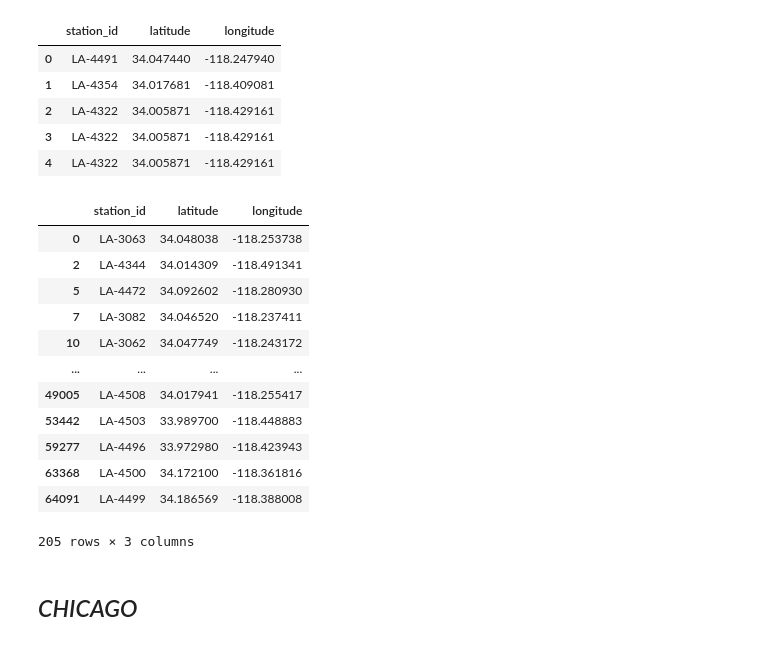
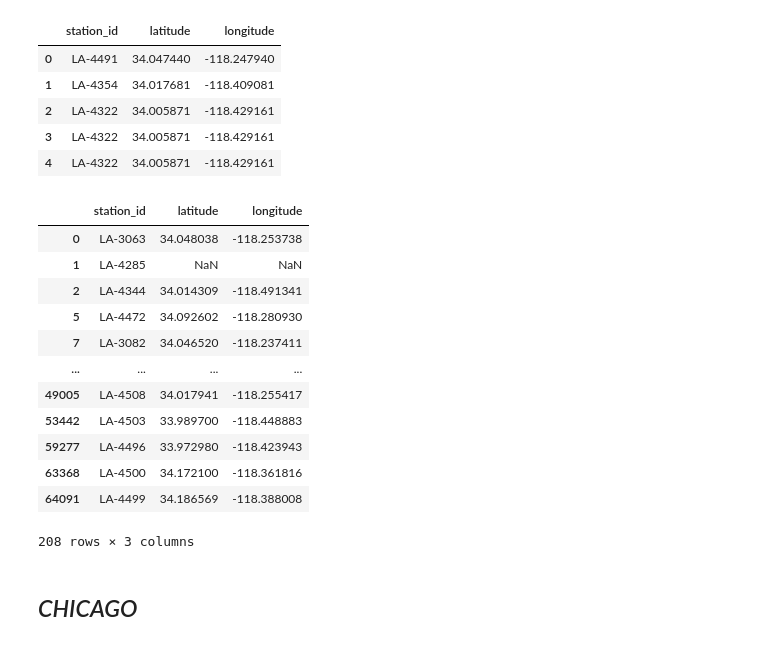
Before and after one commit to GVAlonzo/t5_etl_project, a Jupyter notebook: t5_etl_project.ipynb, the cells around one changed output. Saved outputs shown, nothing was run; the diff lists cells and outputs as text; code cells hidden in the pictures.

```diff
--- a/t5_etl_project.ipynb
+++ b/t5_etl_project.ipynb
@@ -161,27 +161,27 @@ la_end_stations.head()
 # %%
 # Concatenate both the start & end dataframes into a single df
 la_station_df = pd.concat([la_start_stations,la_end_stations])
 # Drop any duplicates
 la_station_df = la_station_df.drop_duplicates()
 # Drop any NaN values
-la_station_df = la_station_df.dropna()
+#la_station_df = la_station_df.dropna()
 # Reset index to station_id
 #la_station_df.set_index(['station_id'],inplace=True)
 la_station_df
 # %% [output]
 |  | station_id | latitude | longitude |
 | 0 | LA-3063 | 34.048038 | -118.253738 |
+| 1 | LA-4285 | NaN | NaN |
 | 2 | LA-4344 | 34.014309 | -118.491341 |
 | 5 | LA-4472 | 34.092602 | -118.280930 |
 | 7 | LA-3082 | 34.046520 | -118.237411 |
-| 10 | LA-3062 | 34.047749 | -118.243172 |
 | ... | ... | ... | ... |
 | 49005 | LA-4508 | 34.017941 | -118.255417 |
 | 53442 | LA-4503 | 33.989700 | -118.448883 |
 | 59277 | LA-4496 | 33.972980 | -118.423943 |
 | 63368 | LA-4500 | 34.172100 | -118.361816 |
 | 64091 | LA-4499 | 34.186569 | -118.388008 |
-205 rows × 3 columns
+208 rows × 3 columns
 # %% [markdown]
 ## *CHICAGO*
 # %%
```
Also changed, not shown: parts of 15 cells of this notebook, 2 other files.
